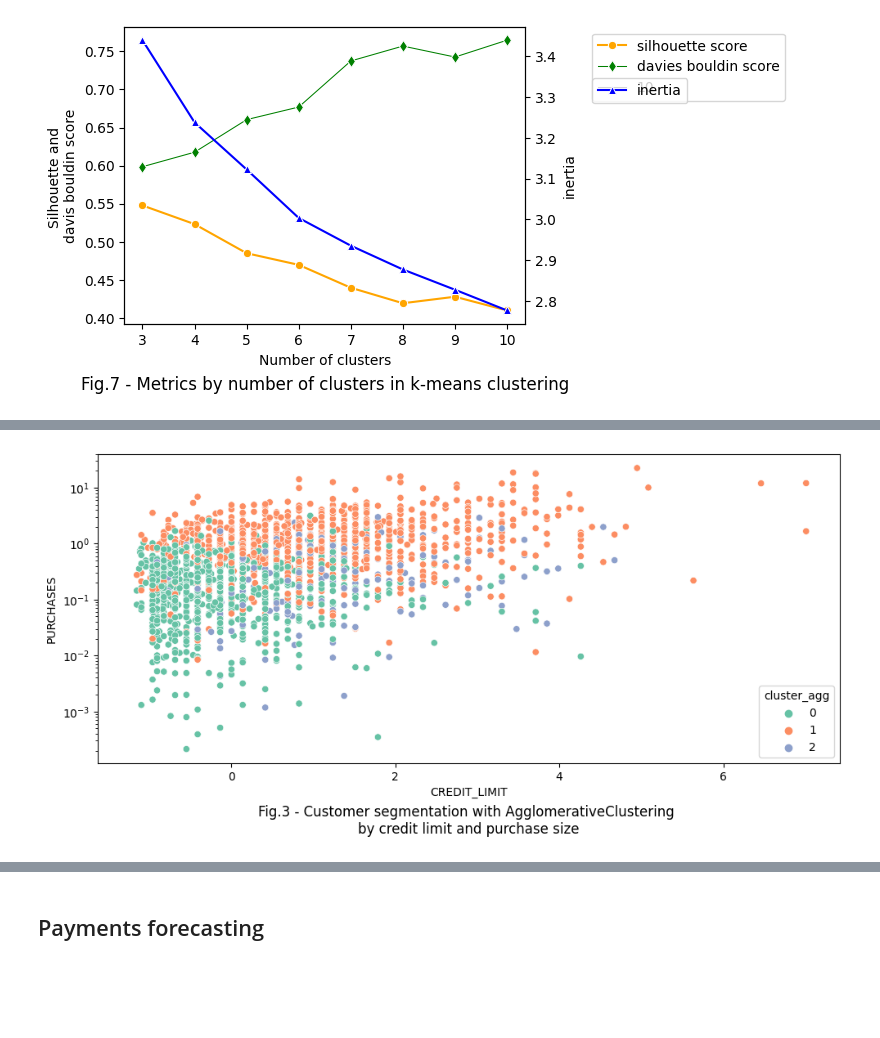
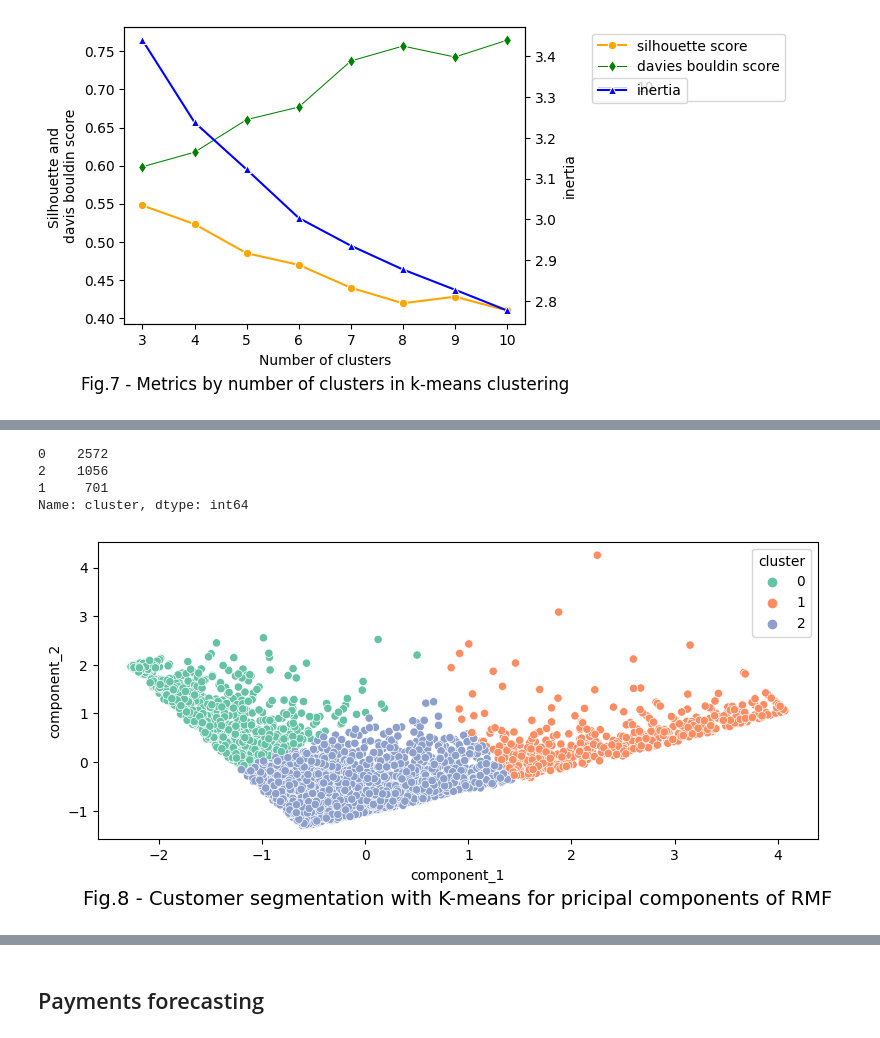
Before and after one commit to Alex1iv/web_shop_customers_segmentation, a Jupyter notebook: notebooks/webshop_segmentation.ipynb, the cells around one changed output, grey strips where cells are left out. Drawn from its saved outputs; the diff is of its cells as text; code cells hidden in the pictures; blank space fills up the shorter version.

```diff
--- a/notebooks/webshop_segmentation.ipynb
+++ b/notebooks/webshop_segmentation.ipynb
@@ -652,12 +640,14 @@ fig = px.scatter_3d(
 fig.show()
 # %%
 pipeline = Pipeline([
-    ('scaler',  StandardScaler()),
+    ('scaler',  StandardScaler()),  # MinMaxScaler()
     ('pca', PCA(n_components=2, random_state=random_state))
 ])
 
 # extracting 2 principal components
 scaled_pc = pipeline.fit_transform(RFM)
-scaled_pc[:2]
+#scaled_pc[:2]
+scaled_pc = pd.DataFrame(scaled_pc, columns=['component_1','component_2'])
+scaled_pc.head(2)
 #print('Number of components: {}'.format(scaled_pc.shape[1]))
 # %% [output]
@@ -964,18 +714,25 @@ ax.set_title('Agglomerative clusters similarity by the Davies Bouldin index', y=
+# %%
+RFM_scaled['cluster'].value_counts()
+# %% [output]
+0    2572
+2    1056
+1     701
+Name: cluster, dtype: int64
 # %%
-agg_clustering =  AgglomerativeClustering(n_clusters=3, metric='euclidean').fit(X_scaled)
-agg_clustering.fit(X_scaled)
-X_scaled['cluster_agg'] = agg_clustering.labels_
+kmeans = KMeans(n_clusters=3, n_init=10, random_state=random_state)
+kmeans.fit(scaled_pc)
+RFM_scaled['cluster'] = kmeans.labels_
+scaled_pc['cluster'] = kmeans.labels_
+RFM['cluster'] = kmeans.labels_
 
-plot_counter = 3
+plot_counter = 8
+plt.figure(figsize=(8,4))
+fig = sns.scatterplot(data=scaled_pc, x='component_1', y='component_2', hue='cluster', palette="Set2")#;size=RFM["Monetary value"],sizes=(20, 200)
 
-plt.figure(figsize=(10,5))
-fig = sns.scatterplot(data=X_scaled, x='CREDIT_LIMIT', y='PURCHASES', hue='cluster_agg',  palette="Set2");#size="TENURE", sizes=(20, 200),
-fig.set_yscale('log')
-#fig.set_xscale('log')
-fig.set_title(f'Fig.{plot_counter} - Customer segmentation with AgglomerativeClustering \nby credit limit and purchase size', y=-0.25);
-plt.tight_layout();
-X_scaled.drop(['cluster_agg'],axis=1, inplace=True)
+#fig.set_yscale('log')
+fig.set_title(f'Fig.{plot_counter} - Customer segmentation with K-means for pricipal components of RMF', y=-0.25, size=14);
+plt.tight_layout()
 
 #plt.savefig(os.path.join(path_figures, f'fig_{plot_counter}.png'))
 # %% [output]
-[figure, old version]
+[figure, new version]
```
Also changed, not shown: parts of 48 cells of this notebook, 1 other file.
